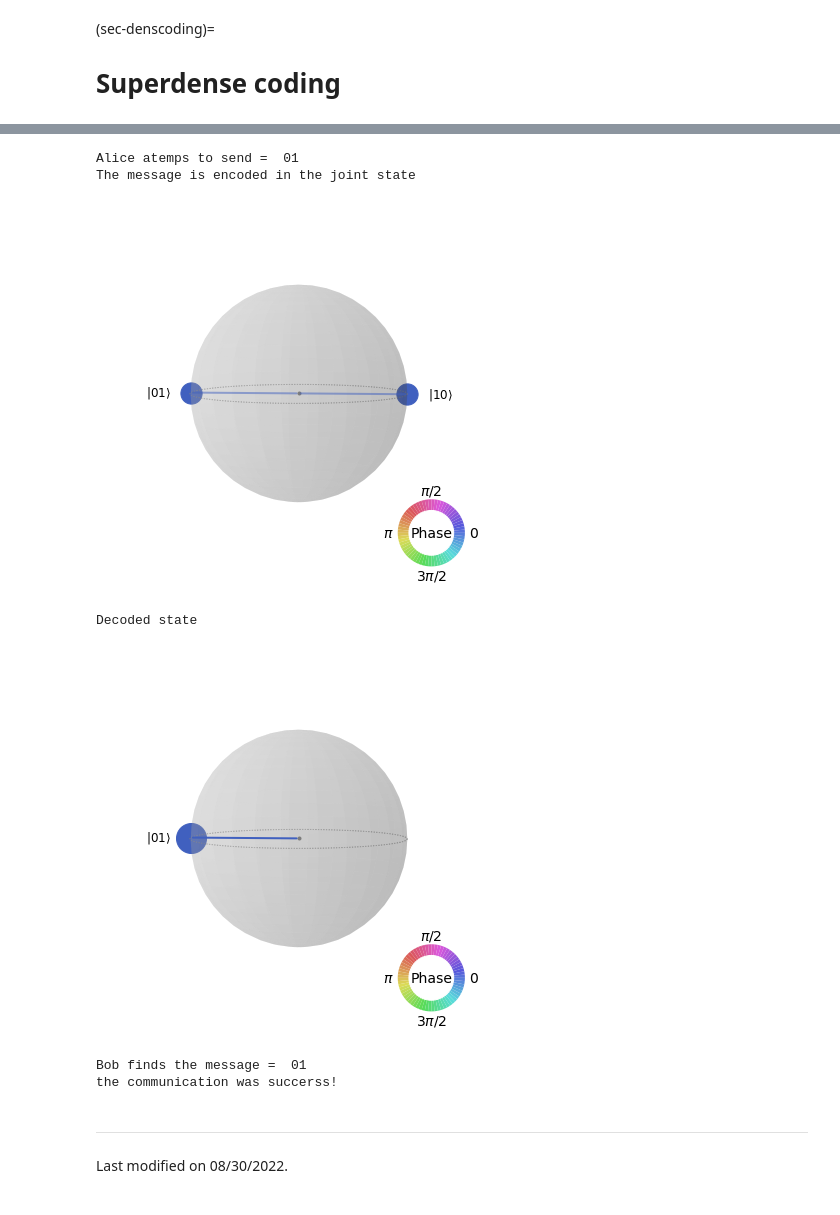
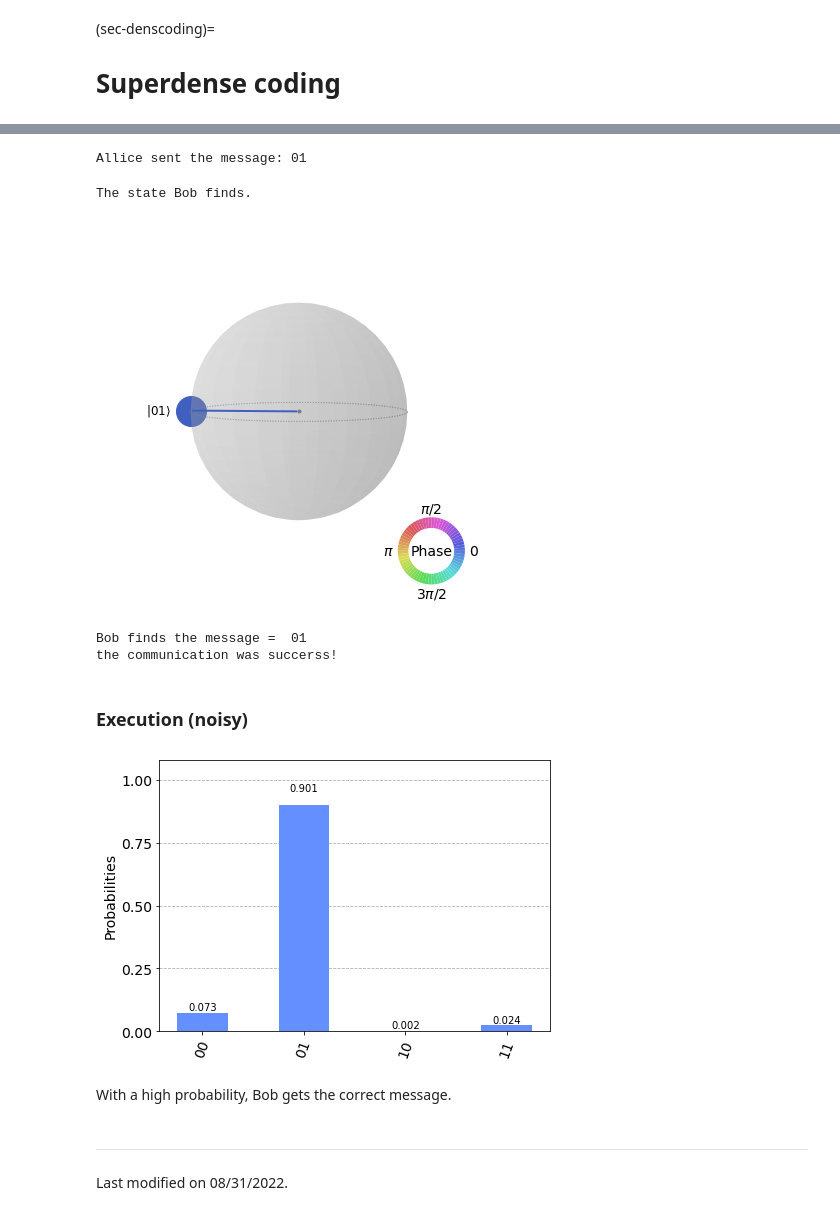
Before and after one commit to ryoichikawai/qcomp-short, a Jupyter notebook: _build/html/_sources/algorithms/densecoding.ipynb, the cells around one changed output, grey strips where cells are left out. Drawn from its saved outputs; the diff is of its cells as text; code cells hidden in the pictures.

Commit message:
Noisy simulation is added.

```diff
--- a/_build/html/_sources/algorithms/densecoding.ipynb
+++ b/_build/html/_sources/algorithms/densecoding.ipynb
@@ -113,17 +109,16 @@ psi1 = result.get_statevector()
 # %%
+# Show results
+
+print("Allice sent the message:", messageA)
 # visualize the state Alice sent
 from qiskit.visualization import plot_state_qsphere
-print("The message is encoded in the joint state")
-plot_state_qsphere(psi0)
 # %% [output]
-Alice atemps to send =  01
-The message is encoded in the joint state
+Allice sent the message: 01
-[figure, removed]
 # %%
 # visualize the decoded state
-print("Decoded state")
-plot_state_qsphere(psi1)
+print("The state Bob finds.")
+plot_state_qsphere(psi)
 # %% [output]
-Decoded state
+The state Bob finds.
 [figure]
 # %%
@@ -138,8 +133,34 @@ else:
 # %% [output]
 Bob finds the message =  01
 the communication was succerss!
+# %% [markdown]
+### Execution (noisy)
+# %%
+# simulating IBL Jakarta device
+from qiskit.providers.fake_provider import FakeJakarta
+
+backend = FakeJakarta()
+
+# set the number of tries
+nshots=8192
+
+# execute the circuit
+job = backend.run(qc,shots=nshots)
+
+# get the results
+result = job.result()
+
+# get statistics
+counts = result.get_counts()
+
+from qiskit.visualization import plot_histogram
+plot_histogram(counts)
+# %% [output]
+[figure, added]
+# %% [markdown]
+With a high probability, Bob gets the correct message.
 # %% [markdown]
 
 ---
 
-Last modified on 08/30/2022.
+Last modified on 08/31/2022.
```
Also changed, not shown: parts of 8 cells of this notebook, 52 other files.
